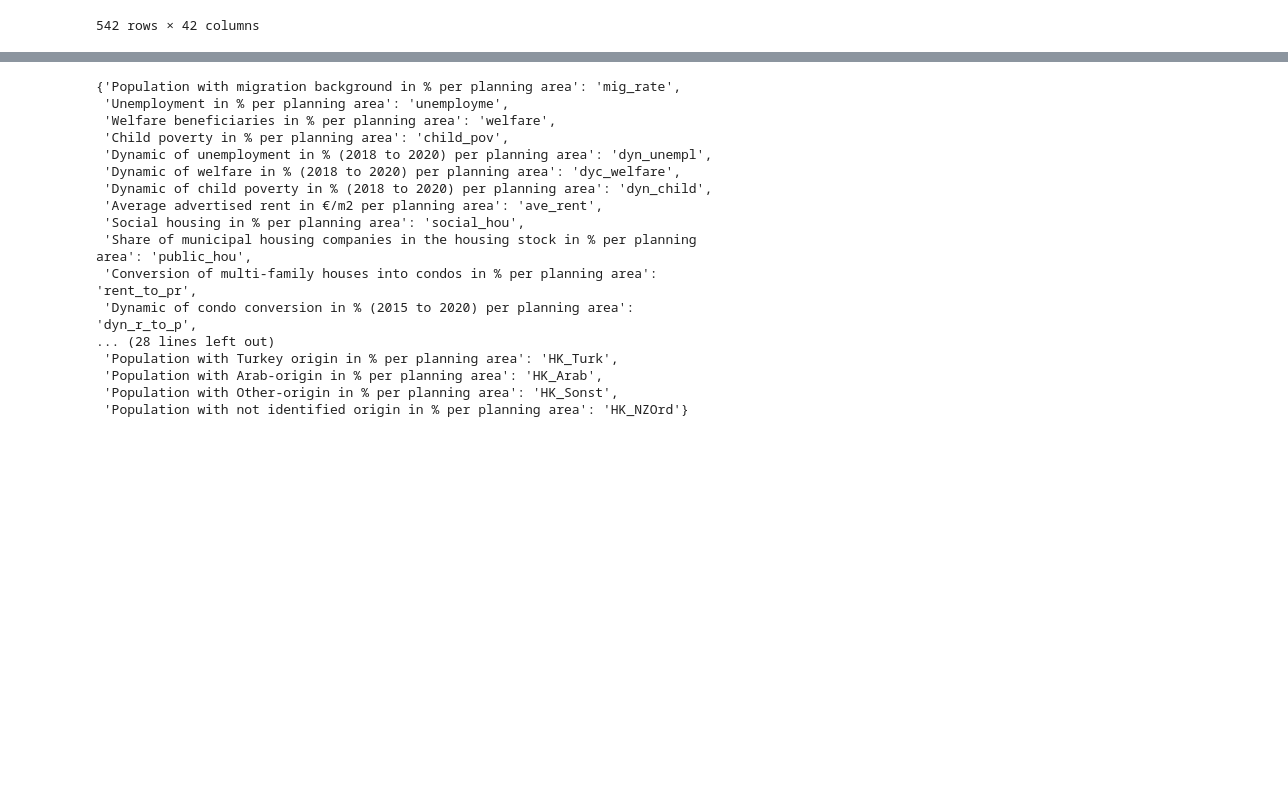
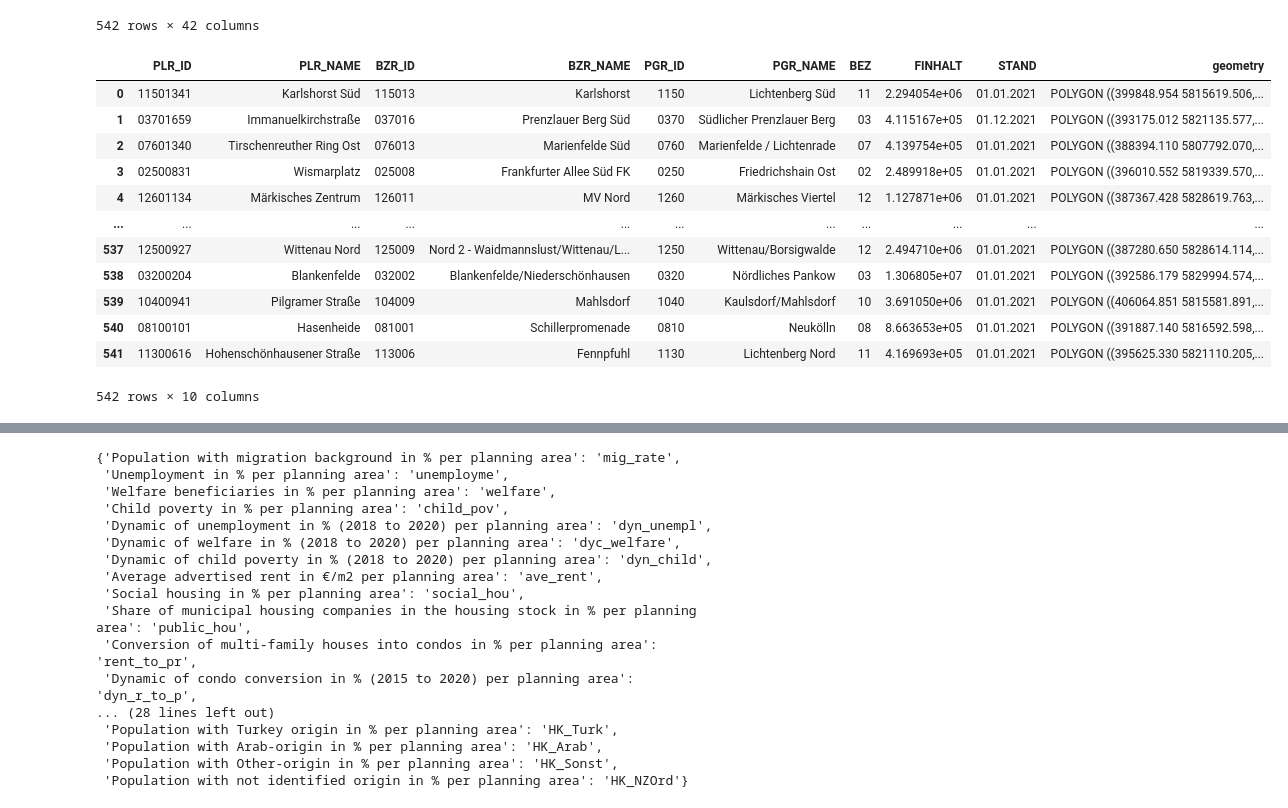
Before and after one commit to Safiaaaaa/geocluster, a Jupyter notebook: geocluster/Untitled.ipynb, the cells around one changed output, grey strips where cells are left out. Saved outputs shown, nothing was run; the diff lists cells and outputs as text; code cells hidden in the pictures; blank space fills up the shorter version.

```diff
--- a/geocluster/Untitled.ipynb
+++ b/geocluster/Untitled.ipynb
@@ -26,0 +29,16 @@ df.to_csv('data/df_dropna.csv')
+# %%
+gdf
+# %% [output]
+|  | PLR_ID | PLR_NAME | BZR_ID | BZR_NAME | PGR_ID | PGR_NAME | BEZ | FINHALT | STAND | geometry |
+| 0 | 11501341 | Karlshorst Süd | 115013 | Karlshorst | 1150 | Lichtenberg Süd | 11 | 2.294054e+06 | 01.01.2021 | POLYGON ((399848.954 5815619.506,... |
+| 1 | 03701659 | Immanuelkirchstraße | 037016 | Prenzlauer Berg Süd | 0370 | Südlicher Prenzlauer Berg | 03 | 4.115167e+05 | 01.12.2021 | POLYGON ((393175.012 5821135.577,... |
+| 2 | 07601340 | Tirschenreuther Ring Ost | 076013 | Marienfelde Süd | 0760 | Marienfelde / Lichtenrade | 07 | 4.139754e+05 | 01.01.2021 | POLYGON ((388394.110 5807792.070,... |
+| 3 | 02500831 | Wismarplatz | 025008 | Frankfurter Allee Süd FK | 0250 | Friedrichshain Ost | 02 | 2.489918e+05 | 01.01.2021 | POLYGON ((396010.552 5819339.570,... |
+| 4 | 12601134 | Märkisches Zentrum | 126011 | MV Nord | 1260 | Märkisches Viertel | 12 | 1.127871e+06 | 01.01.2021 | POLYGON ((387367.428 5828619.763,... |
+| ... | ... | ... | ... | ... | ... | ... | ... | ... | ... | ... |
+| 537 | 12500927 | Wittenau Nord | 125009 | Nord 2 - Waidmannslust/Wittenau/L... | 1250 | Wittenau/Borsigwalde | 12 | 2.494710e+06 | 01.01.2021 | POLYGON ((387280.650 5828614.114,... |
+| 538 | 03200204 | Blankenfelde | 032002 | Blankenfelde/Niederschönhausen | 0320 | Nördliches Pankow | 03 | 1.306805e+07 | 01.01.2021 | POLYGON ((392586.179 5829994.574,... |
+| 539 | 10400941 | Pilgramer Straße | 104009 | Mahlsdorf | 1040 | Kaulsdorf/Mahlsdorf | 10 | 3.691050e+06 | 01.01.2021 | POLYGON ((406064.851 5815581.891,... |
+| 540 | 08100101 | Hasenheide | 081001 | Schillerpromenade | 0810 | Neukölln | 08 | 8.663653e+05 | 01.01.2021 | POLYGON ((391887.140 5816592.598,... |
+| 541 | 11300616 | Hohenschönhausener Straße | 113006 | Fennpfuhl | 1130 | Lichtenberg Nord | 11 | 4.169693e+05 | 01.01.2021 | POLYGON ((395625.330 5821110.205,... |
+542 rows × 10 columns
```
Also changed, not shown: parts of 6 cells of this notebook, 10 other files.
